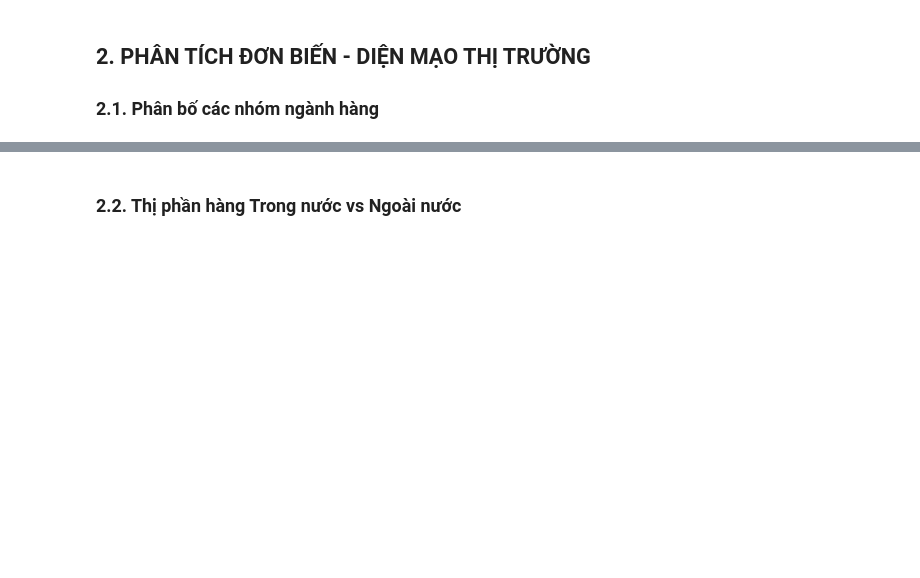
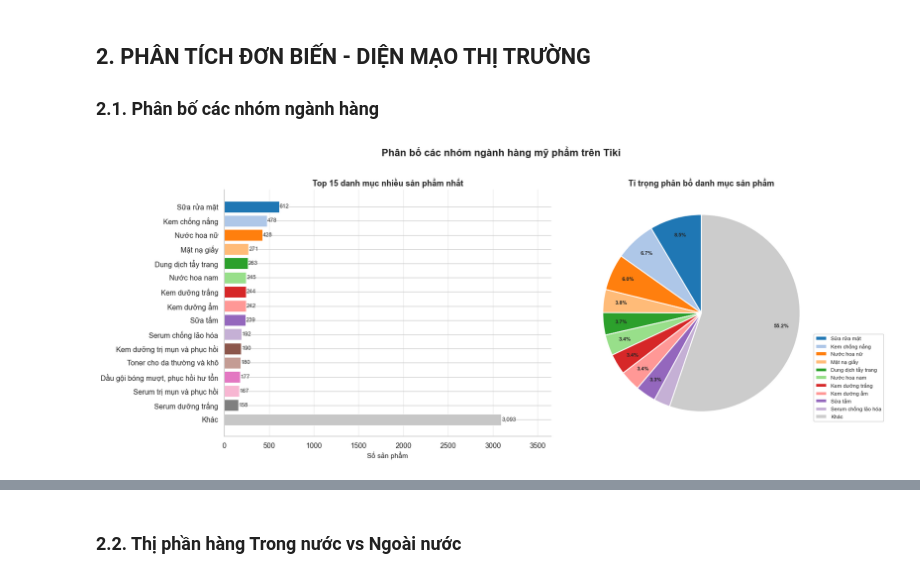
Before and after one commit to TrucHang676/TQH-LAB010-N5, a Jupyter notebook: scripts/eda_overview.ipynb, the cells around one changed output, grey strips where cells are left out. Cells and saved outputs as stored; diff of their text form; code cells hidden in the pictures; blank space fills up the shorter version.

```diff
--- a/scripts/eda_overview.ipynb
+++ b/scripts/eda_overview.ipynb
@@ -25,3 +60,14 @@
 # %% [markdown]
 ## **1. GIỚI THIỆU VÀ ĐẶC ĐIỂM DỮ LIỆU**
 ### **1.1. Tải bộ dữ liệu đã làm sạch**
+# %%
+df = pd.read_csv('tiki_cosmetics_processed.csv')
+
+print('=' * 60)
+print('TỔNG QUAN BỘ DỮ LIỆU')
+print('=' * 60)
+print(f'  • Số sản phẩm (hàng)  : {df.shape[0]:,}')
+print(f'  • Số đặc trưng (cột)  : {df.shape[1]}')
+print()
+print('5 dòng đầu tiên:')
+df.head()
@@ -30,3 +316,68 @@
 # %% [markdown]
 ## **2. PHÂN TÍCH ĐƠN BIẾN - DIỆN MẠO THỊ TRƯỜNG**
 ### **2.1. Phân bố các nhóm ngành hàng**
+# %%
+# 2.1 PHÂN BỐ CÁC NHÓM NGÀNH HÀNG
+cat_counts = df['primary_category'].value_counts()
+top_n = 15
+top_cats = cat_counts.head(top_n)
+other_count = cat_counts.iloc[top_n:].sum()
+if other_count > 0:
+    top_cats['Khác'] = other_count
+
+fig, axes = plt.subplots(1, 2, figsize=(18, 7))
+fig.suptitle('Phân bố các nhóm ngành hàng mỹ phẩm trên Tiki',
+             fontsize=16, fontweight='bold', y=1.01)
+
+# --- Bar chart ---
+ax1 = axes[0]
+colors_bar = [PALETTE_CAT[i % 20] for i in range(len(top_cats))]
+bars = ax1.barh(top_cats.index[::-1], top_cats.values[::-1],
+                color=colors_bar[::-1], edgecolor='white', linewidth=0.8)
+for bar, val in zip(bars, top_cats.values[::-1]):
+    ax1.text(bar.get_width() + 5, bar.get_y() + bar.get_height() / 2,
+             f'{val:,}', va='center', ha='left', fontsize=9, color='#333')
+ax1.set_xlabel('Số sản phẩm', fontsize=11)
+ax1.set_title(f'Top {top_n} danh mục nhiều sản phẩm nhất', fontsize=13, fontweight='bold')
+ax1.grid(axis='x', alpha=0.4)
+ax1.spines[['top', 'right']].set_visible(False)
+ax1.set_xlim(0, top_cats.max() * 1.18)
+
+# --- Pie chart top 10
+ax2 = axes[1]
+pie_data = cat_counts.head(10)
+pie_other = cat_counts.iloc[10:].sum()
+pie_labels = list(pie_data.index) + ['Khác']
+pie_vals = list(pie_data.values) + [pie_other]
+pie_colors = list(PALETTE_CAT[:10]) + ['#cccccc']
+
+wedges, _, autotexts = ax2.pie(
+    pie_vals,
+    labels=None,
+    autopct=lambda p: f'{p:.1f}%' if p > 3 else '',
+    colors=pie_colors,
+    startangle=90,
+    wedgeprops=dict(edgecolor='white', linewidth=1.5),
+    pctdistance=0.82
+)
+for at in autotexts:
+    at.set_fontsize(8.5)
+    at.set_fontweight('bold')
+ax2.legend(wedges, pie_labels, loc='lower right', fontsize=8.5,
+           bbox_to_anchor=(1.25, 0.05), framealpha=0.9)
+ax2.set_title('Tỉ trọng phân bổ danh mục sản phẩm', fontsize=13, fontweight='bold')
+
+plt.tight_layout()
+plt.savefig('plot_2_1_category_distribution.png', dpi=150, bbox_inches='tight')
+plt.show()
+
+# --- Nhận xét ---
+print('NHẬN XÉT:')
+print(f'  • Tổng cộng {df["primary_category"].nunique()} danh mục sản phẩm.')
+print(f'  • Top 3 danh mục chiếm nhiều sản phẩm nhất:')
+for i, (cat, cnt) in enumerate(cat_counts.head(3).items(), 1):
+    print(f'    {i}. {cat}: {cnt:,} sản phẩm ({cnt/len(df)*100:.1f}%)')
+top10_pct = cat_counts.head(10).sum() / len(df) * 100
+print(f'  • Top 10 danh mục chiếm {top10_pct:.1f}% tổng sản phẩm.')
+# %% [output]
+[figure, added]
```
Also changed, not shown: parts of 13 cells of this notebook.
